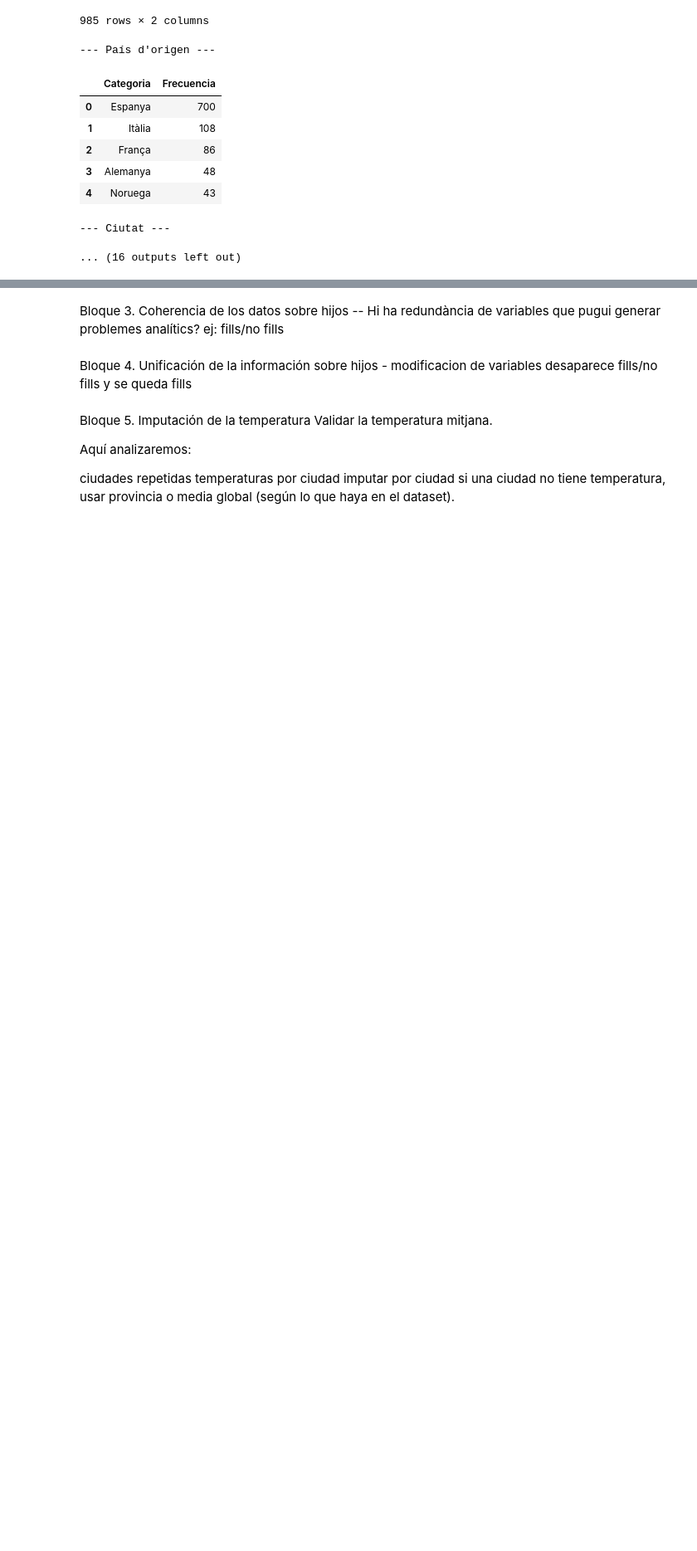
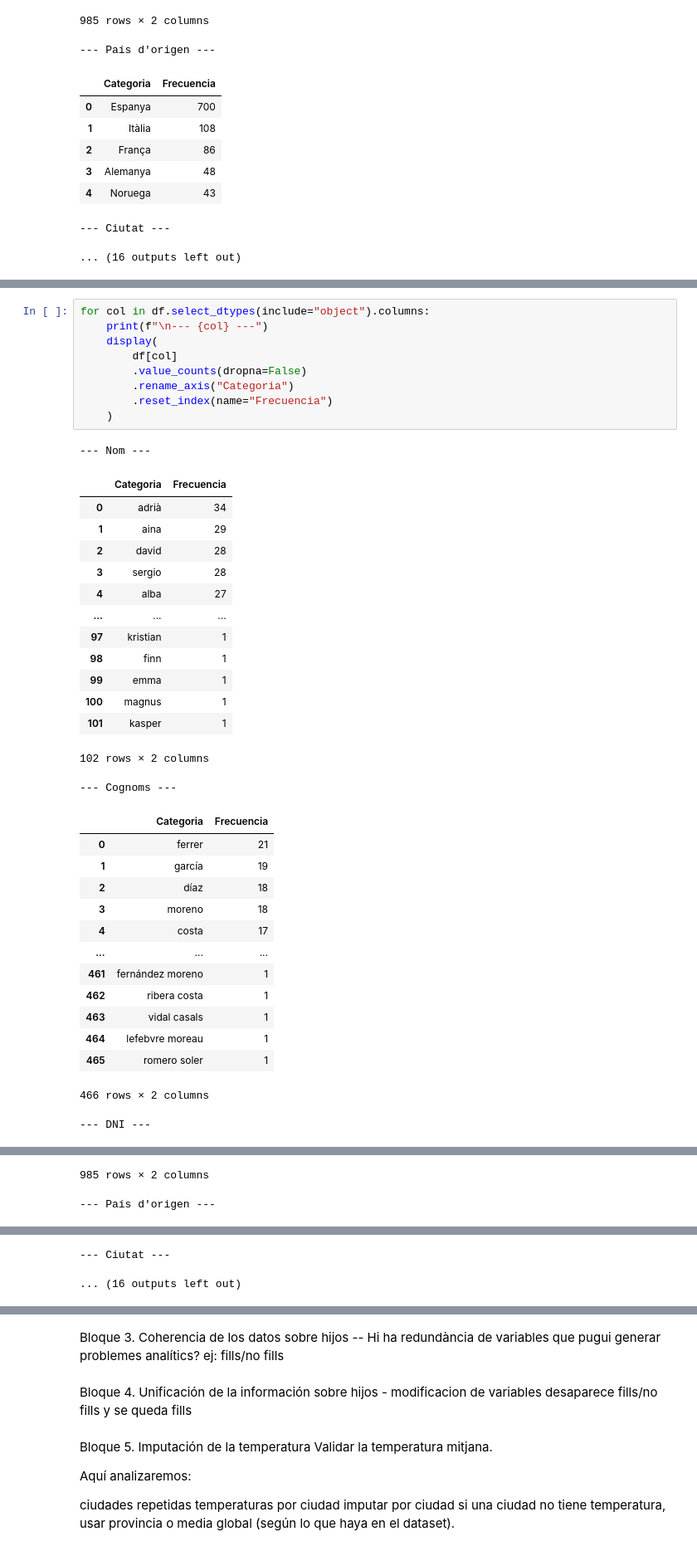
Before and after one commit to Leima20/Sprint_8_Leidy_Pimentel, a Jupyter notebook: Sprint_8.ipynb, the cells around one changed output, grey strips where cells are left out. Shown at 83% size. Saved outputs shown, nothing was run; the diff lists cells and outputs as text; blank space fills up the shorter version.

```diff
--- a/Sprint_8.ipynb
+++ b/Sprint_8.ipynb
@@ -958,0 +975,39 @@ df[columnas_categoricas] = df[columnas_categoricas].apply(
+# %%
+for col in df.select_dtypes(include="object").columns:
+    print(f"\n--- {col} ---")
+    display(
+        df[col]
+        .value_counts(dropna=False)
+        .rename_axis("Categoria")
+        .reset_index(name="Frecuencia")
+    )
+# %% [output]
+--- Nom ---
+|  | Categoria | Frecuencia |
+| 0 | adrià | 34 |
+| 1 | aina | 29 |
+| 2 | david | 28 |
+| 3 | sergio | 28 |
+| 4 | alba | 27 |
+| ... | ... | ... |
+| 97 | kristian | 1 |
+| 98 | finn | 1 |
+| 99 | emma | 1 |
+| 100 | magnus | 1 |
+| 101 | kasper | 1 |
+102 rows × 2 columns
+--- Cognoms ---
+|  | Categoria | Frecuencia |
+| 0 | ferrer | 21 |
+| 1 | garcía | 19 |
+| 2 | díaz | 18 |
+| 3 | moreno | 18 |
+| 4 | costa | 17 |
+| ... | ... | ... |
+| 461 | fernández moreno | 1 |
+| 462 | ribera costa | 1 |
+| 463 | vidal casals | 1 |
+| 464 | lefebvre moreau | 1 |
+| 465 | romero soler | 1 |
+466 rows × 2 columns
+--- DNI ---
@@ -958,0 +1026,2 @@ df[columnas_categoricas] = df[columnas_categoricas].apply(
+985 rows × 2 columns
+--- País d'origen ---
@@ -958,0 +1034,2 @@ df[columnas_categoricas] = df[columnas_categoricas].apply(
+--- Ciutat ---
+... (16 outputs left out)
```
Also changed, not shown: parts of 16 cells of this notebook.
